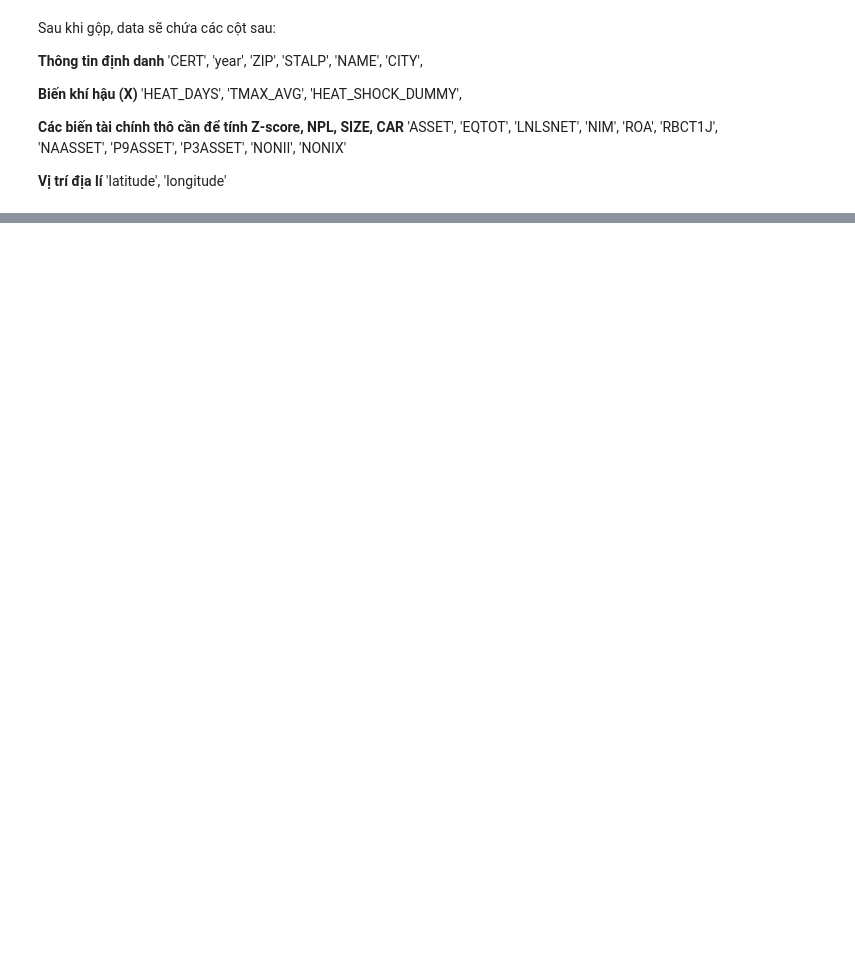
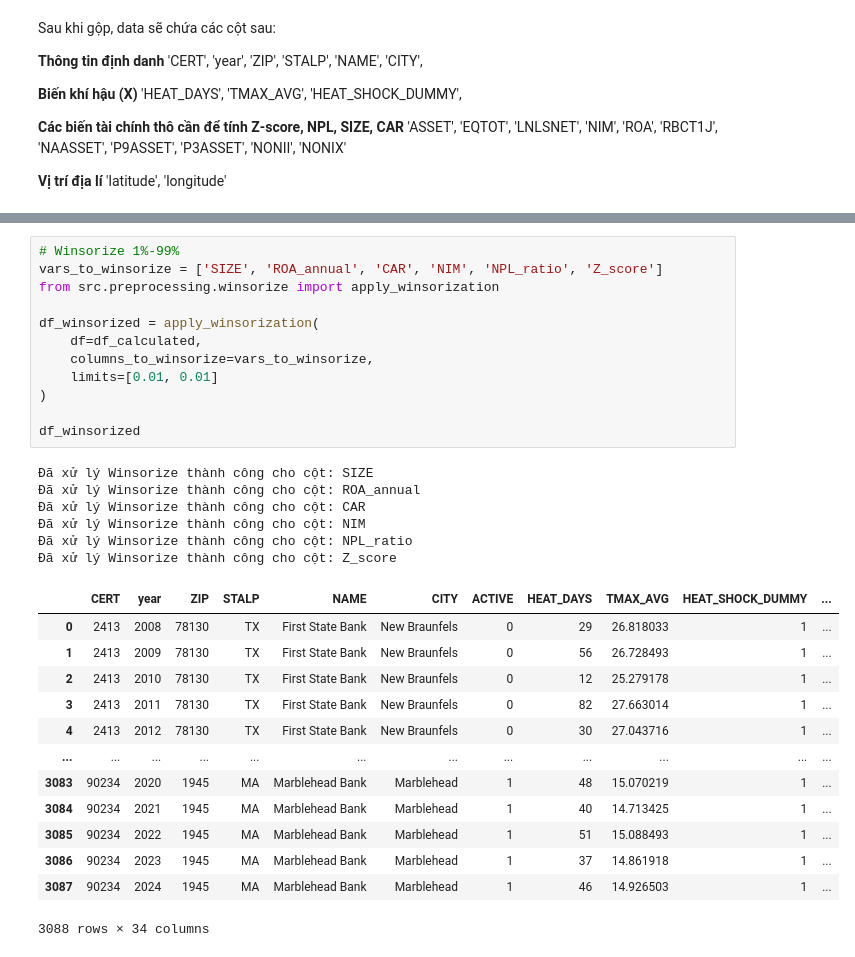
Before and after one commit to hdanginneu/nckh_esg, a Jupyter notebook: notebooks/01_data_collection.ipynb, the cells around one changed output, grey strips where cells are left out. Saved outputs shown, nothing was run; the diff lists cells and outputs as text; blank space fills up the shorter version.

```diff
--- a/notebooks/01_data_collection.ipynb
+++ b/notebooks/01_data_collection.ipynb
@@ -64,0 +82,32 @@ Stored 'df_panel' (DataFrame)
+# %%
+# Winsorize 1%-99%
+vars_to_winsorize = ['SIZE', 'ROA_annual', 'CAR', 'NIM', 'NPL_ratio', 'Z_score']
+from src.preprocessing.winsorize import apply_winsorization
+
+df_winsorized = apply_winsorization(
+    df=df_calculated,
+    columns_to_winsorize=vars_to_winsorize,
+    limits=[0.01, 0.01]
+)
+
+df_winsorized
+# %% [output]
+Đã xử lý Winsorize thành công cho cột: SIZE
+Đã xử lý Winsorize thành công cho cột: ROA_annual
+Đã xử lý Winsorize thành công cho cột: CAR
+Đã xử lý Winsorize thành công cho cột: NIM
+Đã xử lý Winsorize thành công cho cột: NPL_ratio
+Đã xử lý Winsorize thành công cho cột: Z_score
+|  | CERT | year | ZIP | STALP | NAME | CITY | ACTIVE | HEAT_DAYS | TMAX_AVG | HEAT_SHOCK_DUMMY | ... |
+| 0 | 2413 | 2008 | 78130 | TX | First State Bank | New Braunfels | 0 | 29 | 26.818033 | 1 | ... |
+| 1 | 2413 | 2009 | 78130 | TX | First State Bank | New Braunfels | 0 | 56 | 26.728493 | 1 | ... |
+| 2 | 2413 | 2010 | 78130 | TX | First State Bank | New Braunfels | 0 | 12 | 25.279178 | 1 | ... |
+| 3 | 2413 | 2011 | 78130 | TX | First State Bank | New Braunfels | 0 | 82 | 27.663014 | 1 | ... |
+| 4 | 2413 | 2012 | 78130 | TX | First State Bank | New Braunfels | 0 | 30 | 27.043716 | 1 | ... |
+| ... | ... | ... | ... | ... | ... | ... | ... | ... | ... | ... | ... |
+| 3083 | 90234 | 2020 | 1945 | MA | Marblehead Bank | Marblehead | 1 | 48 | 15.070219 | 1 | ... |
+| 3084 | 90234 | 2021 | 1945 | MA | Marblehead Bank | Marblehead | 1 | 40 | 14.713425 | 1 | ... |
+| 3085 | 90234 | 2022 | 1945 | MA | Marblehead Bank | Marblehead | 1 | 51 | 15.088493 | 1 | ... |
+| 3086 | 90234 | 2023 | 1945 | MA | Marblehead Bank | Marblehead | 1 | 37 | 14.861918 | 1 | ... |
+| 3087 | 90234 | 2024 | 1945 | MA | Marblehead Bank | Marblehead | 1 | 46 | 14.926503 | 1 | ... |
+3088 rows × 34 columns
```
Also changed, not shown: parts of 13 cells of this notebook.
